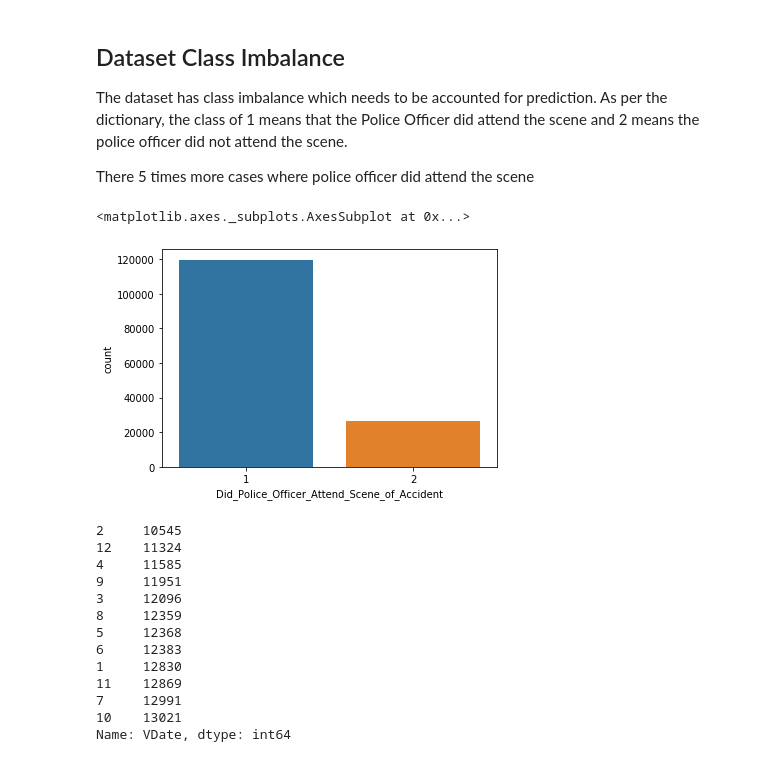
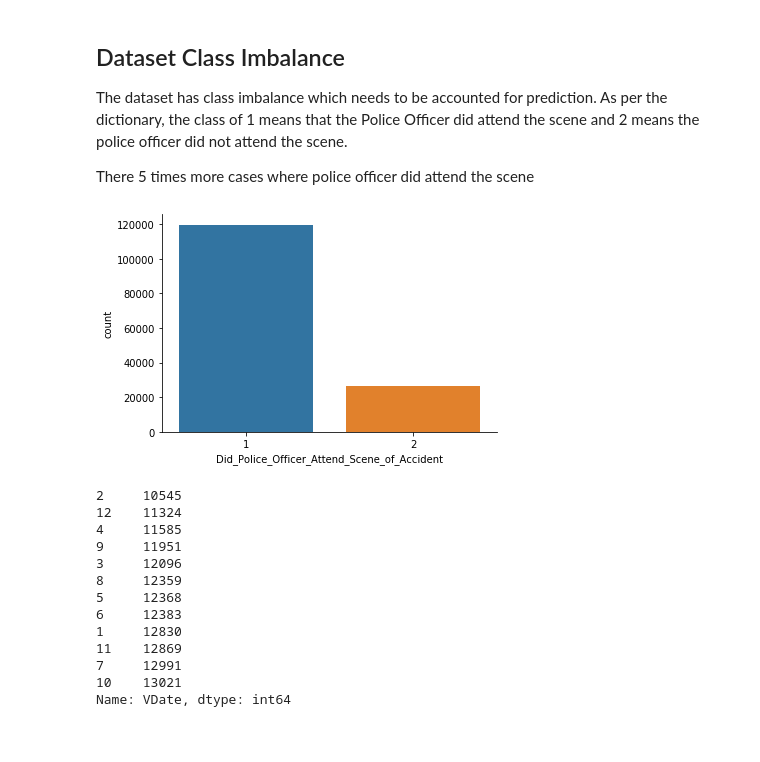
Before and after one commit to shivajid/PredictPoliceAppearance, a Jupyter notebook: h20_exercise_sklearn_keras.ipynb, the cells around one changed output. Drawn from its saved outputs; the diff is of its cells as text; code cells hidden in the pictures.

```diff
--- a/h20_exercise_sklearn_keras.ipynb
+++ b/h20_exercise_sklearn_keras.ipynb
@@ -70,7 +70,7 @@ from h2o.estimators.random_forest import H2ORandomForestEstimator
 # %%
 pd.set_option('display.max_rows', 500)
 # %%
-road_safety = pd.read_pickle("road_safety.pkl")
+road_safety = pd.read_pickle("../road_safety.pkl")
 # %%
 road_safety.columns
 # %% [output]
@@ -163,9 +173,9 @@ There 5 times more cases where police officer did attend the scene
 # %%
 # Visualizing the countplot for the Target Variable if Police Officer will attend the scene
 sns.countplot(road_safety["Did_Police_Officer_Attend_Scene_of_Accident"])
+sns.despine()
 # %% [output]
-<matplotlib.axes._subplots.AxesSubplot at 0x...>
-[figure, old version]
+[figure, new version]
 # %%
 road_safety["VDate"] = pd.to_datetime(road_safety["Date"])
 # %%
```
Also changed, not shown: parts of 14 cells of this notebook, 7 other files.
